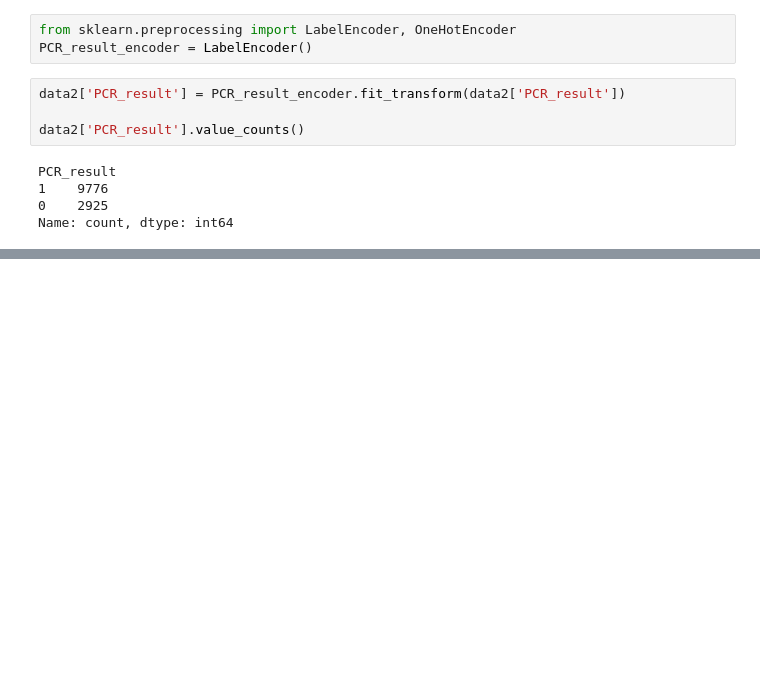
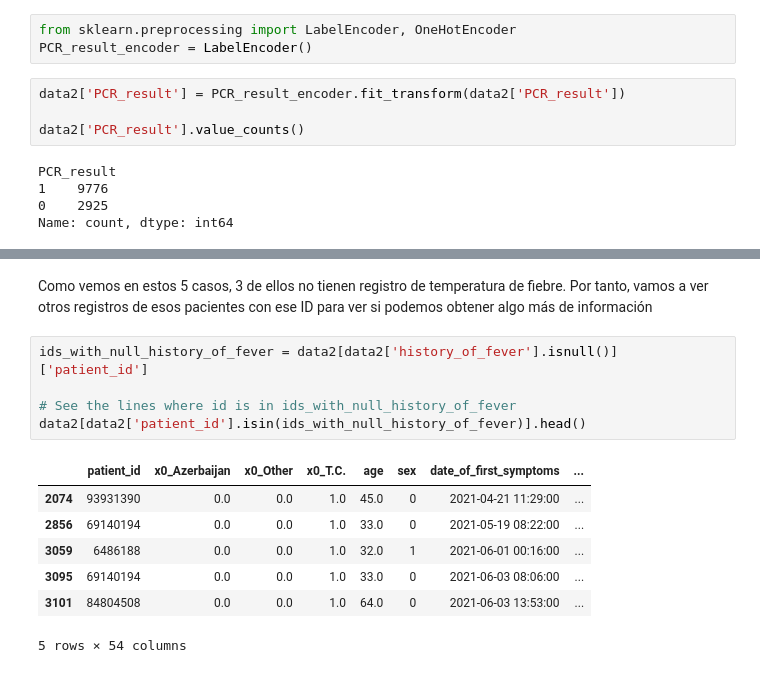
Before and after one commit to javipzv/hospital-data-analysis-and-prediction, a Jupyter notebook: preprocessing_data2.ipynb, the cells around one changed output, grey strips where cells are left out. Saved outputs shown, nothing was run; the diff lists cells and outputs as text; blank space fills up the shorter version.

```diff
--- a/preprocessing_data2.ipynb
+++ b/preprocessing_data2.ipynb
@@ -329,0 +476,15 @@ Name: count, dtype: int64
+# %% [markdown]
+Como vemos en estos 5 casos, 3 de ellos no tienen registro de temperatura de fiebre. Por tanto, vamos a ver otros registros de esos pacientes con ese ID para ver si podemos obtener algo más de información
+# %%
+ids_with_null_history_of_fever = data2[data2['history_of_fever'].isnull()]['patient_id']
+
+# See the lines where id is in ids_with_null_history_of_fever
+data2[data2['patient_id'].isin(ids_with_null_history_of_fever)].head()
+# %% [output]
+|  | patient_id | x0_Azerbaijan | x0_Other | x0_T.C. | age | sex | date_of_first_symptoms | ... |
+| 2074 | 93931390 | 0.0 | 0.0 | 1.0 | 45.0 | 0 | 2021-04-21 11:29:00 | ... |
+| 2856 | 69140194 | 0.0 | 0.0 | 1.0 | 33.0 | 0 | 2021-05-19 08:22:00 | ... |
+| 3059 | 6486188 | 0.0 | 0.0 | 1.0 | 32.0 | 1 | 2021-06-01 00:16:00 | ... |
+| 3095 | 69140194 | 0.0 | 0.0 | 1.0 | 33.0 | 0 | 2021-06-03 08:06:00 | ... |
+| 3101 | 84804508 | 0.0 | 0.0 | 1.0 | 64.0 | 0 | 2021-06-03 13:53:00 | ... |
+5 rows × 54 columns
```
Also changed, not shown: parts of 75 cells of this notebook.
